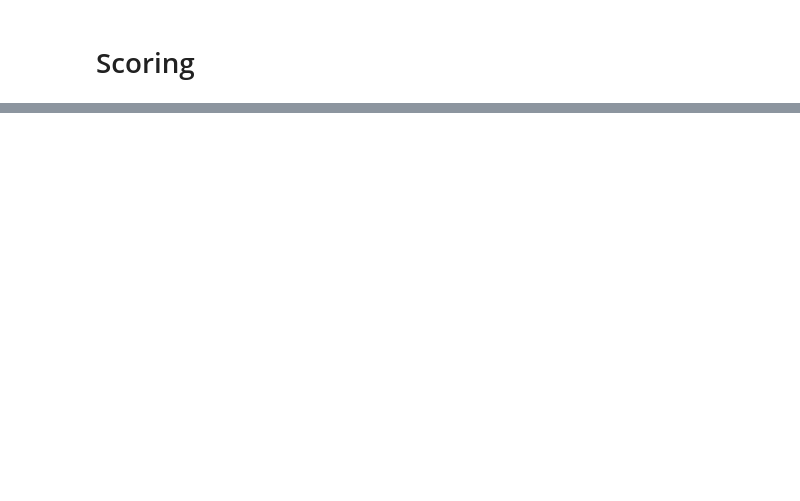
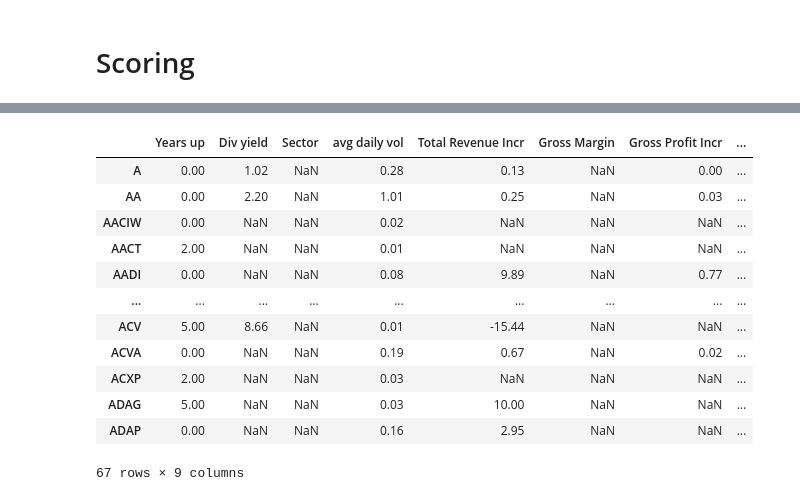
Before and after one commit to Idanq1/Stocks-Strategies, a Jupyter notebook: Investing/Checklist.ipynb, the cells around one changed output, grey strips where cells are left out. Cells and saved outputs as stored; diff of their text form; code cells hidden in the pictures; blank space fills up the shorter version.

```diff
--- a/Investing/Checklist.ipynb
+++ b/Investing/Checklist.ipynb
@@ -212,0 +237,9 @@ array(['A', 'AA', 'AAN', 'AAON', 'AAP', 'AAPL', 'AAT'], dtype=object)
+# %%
+def yu_func(values):  # years up func
+    f = (-1/(0.1 * values) + 10)
+
+    return np.where(values == 0, 0, np.where(values == 1, 2, f))
+# %%
+yu_values = stocks_checklist["Years up"]
+yu_scores = yu_func(yu_values)
+scores["Years up"] = yu_scores
@@ -212,0 +248,26 @@ array(['A', 'AA', 'AAN', 'AAON', 'AAP', 'AAPL', 'AAT'], dtype=object)
+# %%
+def linear_max_func(values):  # Score 10 (max) determined by max value in values
+    m = 10/max(values)
+    f = m*values
+    return f
+# %%
+scores["avg daily vol"] = linear_max_func(stocks_checklist["avg daily vol"])
+scores["Total Revenue Incr"] = linear_max_func(stocks_checklist["Total Revenue Incr"])
+scores["Gross Profit Incr"] = linear_max_func(stocks_checklist["Gross Profit Incr"])
+# %%
+scores["Total"] = scores.sum(axis=1)
+scores
+# %% [output]
+|  | Years up | Div yield | Sector | avg daily vol | Total Revenue Incr | Gross Margin | Gross Profit Incr | ... |
+| A | 0.00 | 1.02 | NaN | 0.28 | 0.13 | NaN | 0.00 | ... |
+| AA | 0.00 | 2.20 | NaN | 1.01 | 0.25 | NaN | 0.03 | ... |
+| AACIW | 0.00 | NaN | NaN | 0.02 | NaN | NaN | NaN | ... |
+| AACT | 2.00 | NaN | NaN | 0.01 | NaN | NaN | NaN | ... |
+| AADI | 0.00 | NaN | NaN | 0.08 | 9.89 | NaN | 0.77 | ... |
+| ... | ... | ... | ... | ... | ... | ... | ... | ... |
+| ACV | 5.00 | 8.66 | NaN | 0.01 | -15.44 | NaN | NaN | ... |
+| ACVA | 0.00 | NaN | NaN | 0.19 | 0.67 | NaN | 0.02 | ... |
+| ACXP | 2.00 | NaN | NaN | 0.03 | NaN | NaN | NaN | ... |
+| ADAG | 5.00 | NaN | NaN | 0.03 | 10.00 | NaN | NaN | ... |
+| ADAP | 0.00 | NaN | NaN | 0.16 | 2.95 | NaN | NaN | ... |
+67 rows × 9 columns
```
Also changed, not shown: parts of 20 cells of this notebook.
